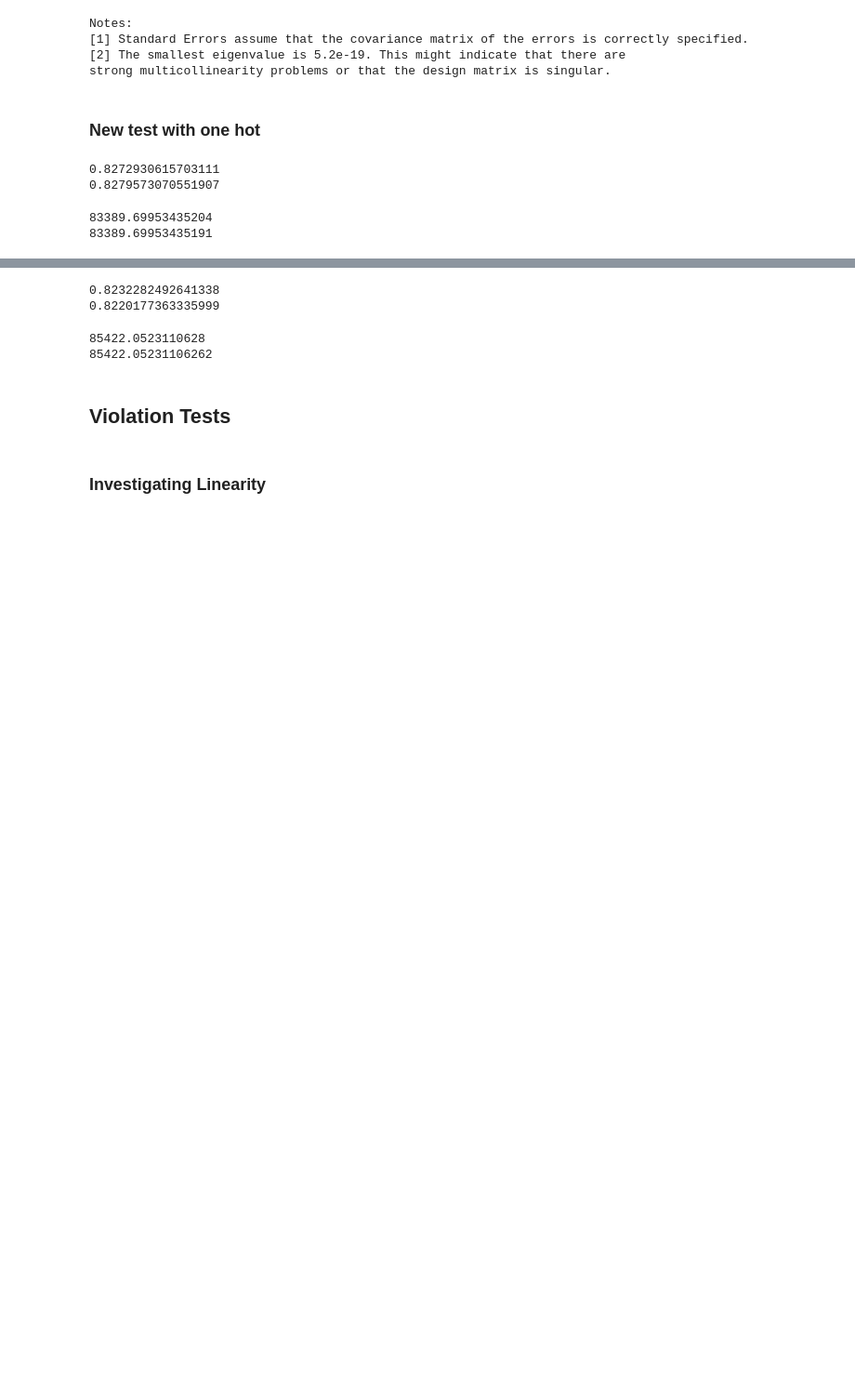
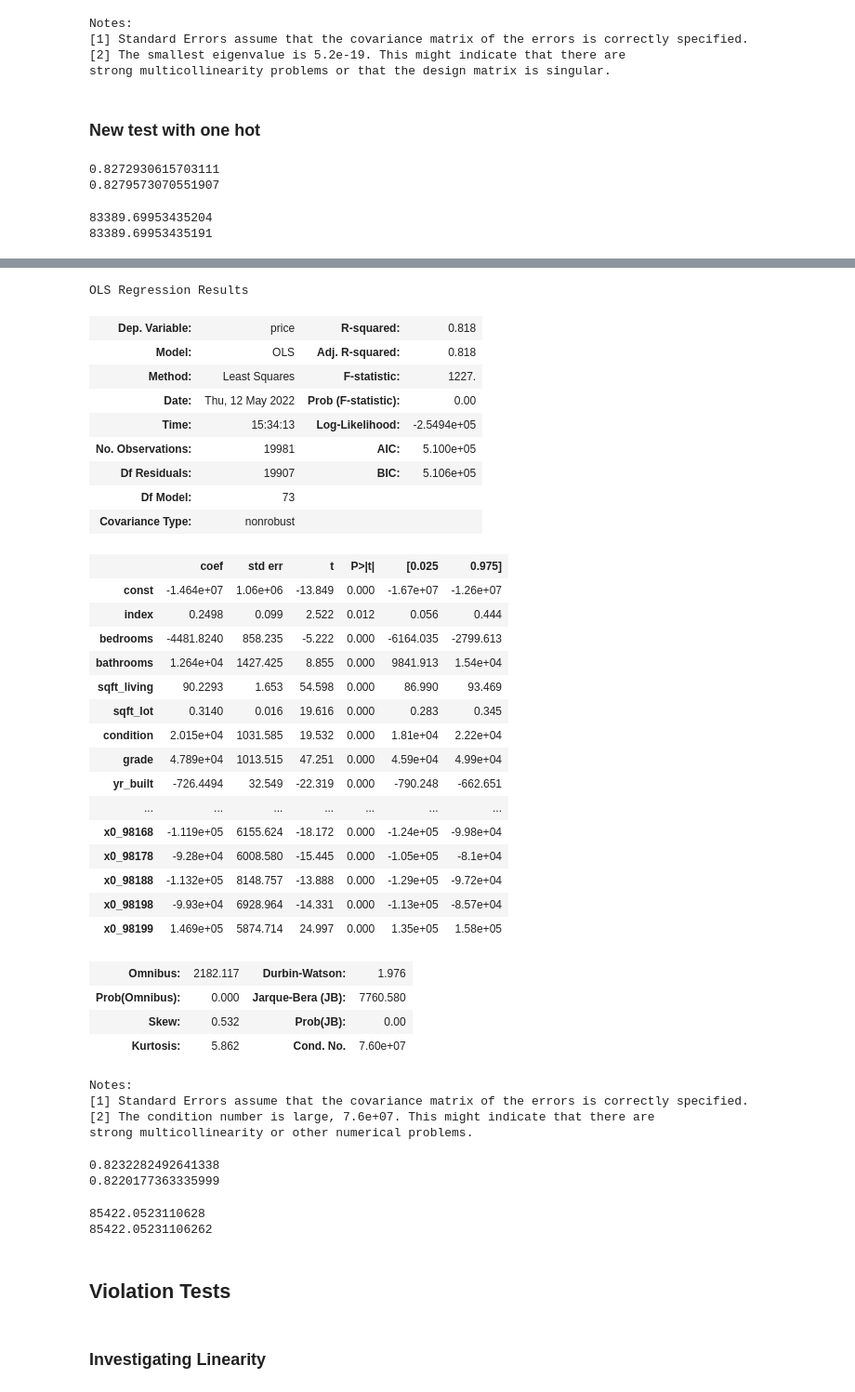
Before and after one commit to anguyen61191/NorthWestCountyProject, a Jupyter notebook: Julian_Notebook.ipynb, the cells around one changed output, grey strips where cells are left out. Shown at 93% size. Drawn from its saved outputs; the diff is of its cells as text; code cells hidden in the pictures; blank space fills up the shorter version.

```diff
--- a/Julian_Notebook.ipynb
+++ b/Julian_Notebook.ipynb
@@ -607,6 +795,49 @@ Notes:
 [1] Standard Errors assume that the covariance matrix of the errors is correctly specified.
 [2] The condition number is large, 1.65e+08. This might indicate that there are
 strong multicollinearity or other numerical problems.
+# %%
+endog = df_test["price"]
+exog = sm.add_constant(df_test.drop(['price',"sqft_lot15", "x0_98024", "x0_98070",
+                                         "x0_98125", "zipcode", "x0_98034", "x0_98045",
+                                         "x0_98065", "x0_98118", "x0_98177", "sqft_above",
+                                         "floors"], axis =1))
+lin_reg_model = sm.OLS(endog, exog)
+lin_reg_model.fit().summary()
+# %% [output]
+OLS Regression Results
+| Dep. Variable: | price | R-squared: | 0.818 |
+| Model: | OLS | Adj. R-squared: | 0.818 |
+| Method: | Least Squares | F-statistic: | 1227. |
+| Date: | Thu, 12 May 2022 | Prob (F-statistic): | 0.00 |
+| Time: | 15:34:13 | Log-Likelihood: | -2.5494e+05 |
+| No. Observations: | 19981 | AIC: | 5.100e+05 |
+| Df Residuals: | 19907 | BIC: | 5.106e+05 |
+| Df Model: | 73 |  |  |
+| Covariance Type: | nonrobust |  |  |
+|  | coef | std err | t | P>|t| | [0.025 | 0.975] |
+| const | -1.464e+07 | 1.06e+06 | -13.849 | 0.000 | -1.67e+07 | -1.26e+07 |
+| index | 0.2498 | 0.099 | 2.522 | 0.012 | 0.056 | 0.444 |
+| bedrooms | -4481.8240 | 858.235 | -5.222 | 0.000 | -6164.035 | -2799.613 |
+| bathrooms | 1.264e+04 | 1427.425 | 8.855 | 0.000 | 9841.913 | 1.54e+04 |
+| sqft_living | 90.2293 | 1.653 | 54.598 | 0.000 | 86.990 | 93.469 |
+| sqft_lot | 0.3140 | 0.016 | 19.616 | 0.000 | 0.283 | 0.345 |
+| condition | 2.015e+04 | 1031.585 | 19.532 | 0.000 | 1.81e+04 | 2.22e+04 |
+| grade | 4.789e+04 | 1013.515 | 47.251 | 0.000 | 4.59e+04 | 4.99e+04 |
+| yr_built | -726.4494 | 32.549 | -22.319 | 0.000 | -790.248 | -662.651 |
+| ... | ... | ... | ... | ... | ... | ... |
+| x0_98168 | -1.119e+05 | 6155.624 | -18.172 | 0.000 | -1.24e+05 | -9.98e+04 |
+| x0_98178 | -9.28e+04 | 6008.580 | -15.445 | 0.000 | -1.05e+05 | -8.1e+04 |
+| x0_98188 | -1.132e+05 | 8148.757 | -13.888 | 0.000 | -1.29e+05 | -9.72e+04 |
+| x0_98198 | -9.93e+04 | 6928.964 | -14.331 | 0.000 | -1.13e+05 | -8.57e+04 |
+| x0_98199 | 1.469e+05 | 5874.714 | 24.997 | 0.000 | 1.35e+05 | 1.58e+05 |
+| Omnibus: | 2182.117 | Durbin-Watson: | 1.976 |
+| Prob(Omnibus): | 0.000 | Jarque-Bera (JB): | 7760.580 |
+| Skew: | 0.532 | Prob(JB): | 0.00 |
+| Kurtosis: | 5.862 | Cond. No. | 7.60e+07 |
+Notes:
+[1] Standard Errors assume that the covariance matrix of the errors is correctly specified.
+[2] The condition number is large, 7.6e+07. This might indicate that there are
+strong multicollinearity or other numerical problems.
 # %%
 y = df_test.price
 X = df_test.drop(labels=['price', 'zipcode','sqft_lot15', 'x0_98004', 'x0_98005', 'x0_98033',
```
Also changed, not shown: parts of 32 cells of this notebook.
